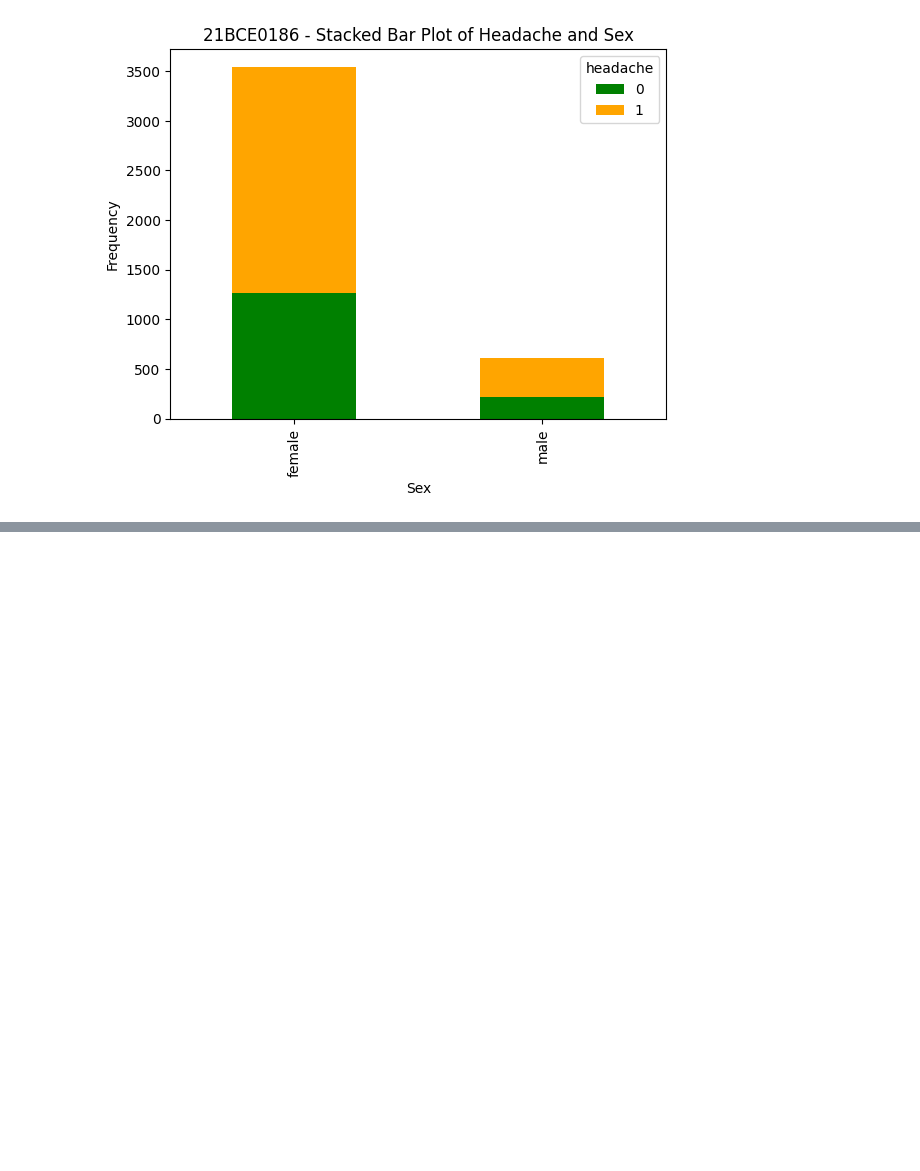
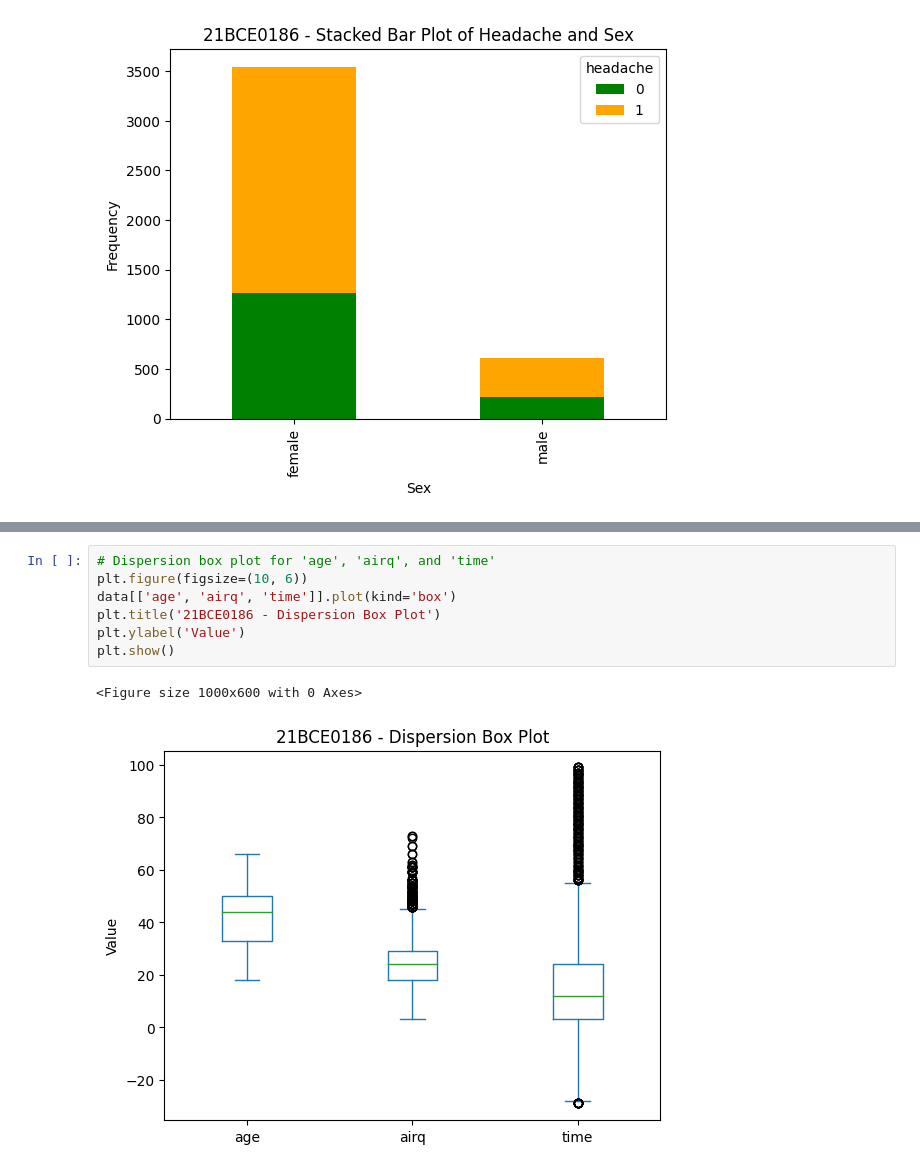
Before and after one commit to jainaryan/eda-class, a Jupyter notebook: EDA_task.ipynb, the cells around one changed output, grey strips where cells are left out. Saved outputs shown, nothing was run; the diff lists cells and outputs as text; blank space fills up the shorter version.

```diff
--- a/EDA_task.ipynb
+++ b/EDA_task.ipynb
@@ -652,0 +796,10 @@ plt.show()
+# %%
+# Dispersion box plot for 'age', 'airq', and 'time'
+plt.figure(figsize=(10, 6))
+data[['age', 'airq', 'time']].plot(kind='box')
+plt.title('21BCE0186 - Dispersion Box Plot')
+plt.ylabel('Value')
+plt.show()
+# %% [output]
+<Figure size 1000x600 with 0 Axes>
+[figure, added]
```
Also changed, not shown: parts of 10 cells of this notebook.
